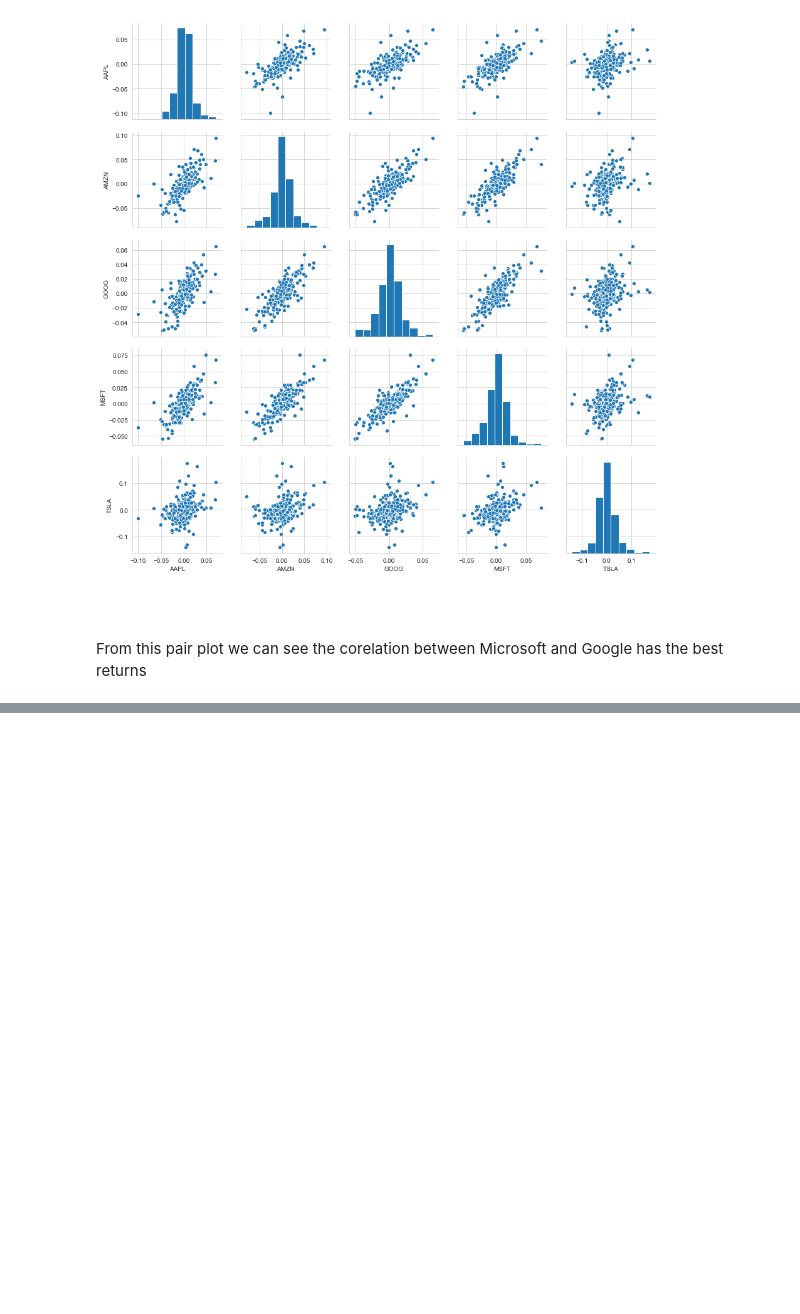
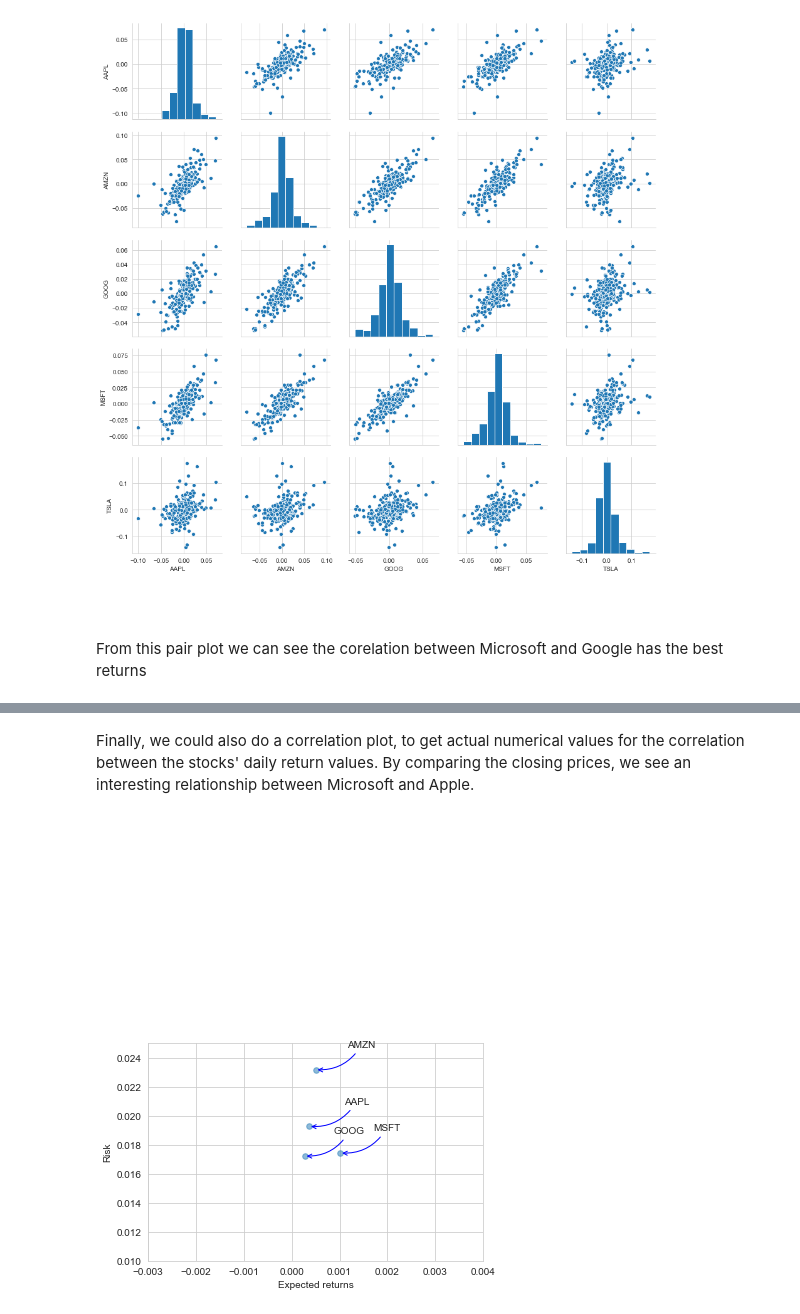
Before and after one commit to ajmal017/Finding-the-risk-in-stock-market-Pandas-, a Jupyter notebook: Technology Stock market analysis finding risk and predictive future stock prices.ipynb, the cells around one changed output, grey strips where cells are left out. Cells and saved outputs as stored; diff of their text form; code cells hidden in the pictures; blank space fills up the shorter version.

```diff
--- a/Technology Stock market analysis finding risk and predictive future stock prices.ipynb
+++ b/Technology Stock market analysis finding risk and predictive future stock prices.ipynb
@@ -142,0 +160,30 @@ g.map_diag(sns.kdeplot, lw=4);
+# %% [markdown]
+Finally, we could also do a correlation plot, to get actual numerical values for the correlation between the stocks' daily return values. By comparing the closing prices, we see an interesting relationship between Microsoft and Apple.
+# %%
+# Let's start by defining a new DataFrame as a clenaed version of the oriignal tech_rets DataFrame
+rets = tech_returns.dropna()
+
+area = np.pi*10
+
+plt.scatter(rets.mean(), rets.std(),alpha = 0.5,s =area)
+
+# Set the x and y limits of the plot (optional, remove this if you don't see anything in your plot)
+plt.ylim([0.01,0.025])
+plt.xlim([-0.003,0.004])
+
+#Set the plot axis titles
+plt.xlabel('Expected returns')
+plt.ylabel('Risk')
+
+# Label the scatter plots, for more info on how this is done, chekc out the link below
+# http://matplotlib.org/users/annotations_guide.html
+for label, x, y in zip(rets.columns, rets.mean(), rets.std()):
+    plt.annotate(
+        label,
+        xy = (x, y), xytext = (60, 20),
+        textcoords = 'offset points', ha = 'right', va = 'bottom',
+        arrowprops = dict(arrowstyle = '->', connectionstyle = 'arc3,rad =-0.3',color ='b'))
+    ##arrowstyle="->",
+                            ##connectionstyle="arc"
+# %% [output]
+[figure, added]
```
Also changed, not shown: parts of 21 cells of this notebook.
